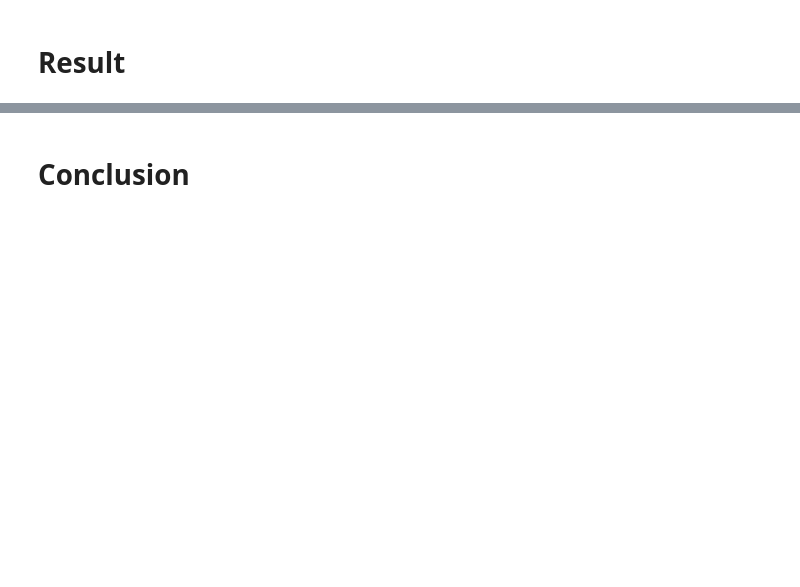
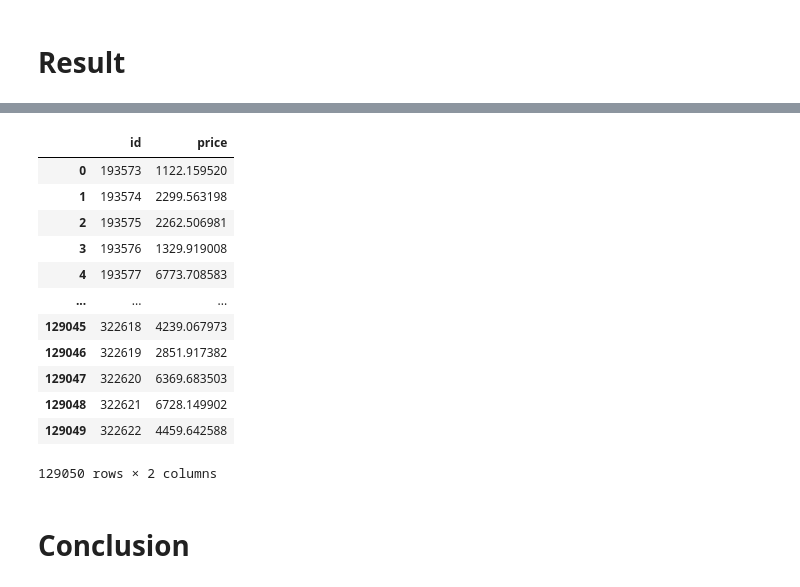
Before and after one commit to hkwan11/gemstone-price-prediction, a Jupyter notebook: regression.ipynb, the cells around one changed output, grey strips where cells are left out. Drawn from its saved outputs; the diff is of its cells as text; code cells hidden in the pictures; blank space fills up the shorter version.

```diff
--- a/regression.ipynb
+++ b/regression.ipynb
@@ -400,0 +379,3 @@ ValueError: Columns must be same length as key
+# %%
+test_in = test_df[numeric + onehot_cols]
+test_df.shape
@@ -400,0 +384,3 @@ ValueError: Columns must be same length as key
+# %%
+test_pred = model.predict(test_in)
+test_pred
@@ -401,2 +390,5 @@ ValueError: Columns must be same length as key
 # %% [markdown]
 # Result
+# %%
+results_df = pd.read_csv('sample_submission.csv')
+results_df.head()
@@ -403,2 +402,19 @@ ValueError: Columns must be same length as key
+# %%
+results_df[targ] = test_pred
+results_df
+# %% [output]
+|  | id | price |
+| 0 | 193573 | 1122.159520 |
+| 1 | 193574 | 2299.563198 |
+| 2 | 193575 | 2262.506981 |
+| 3 | 193576 | 1329.919008 |
+| 4 | 193577 | 6773.708583 |
+| ... | ... | ... |
+| 129045 | 322618 | 4239.067973 |
+| 129046 | 322619 | 2851.917382 |
+| 129047 | 322620 | 6369.683503 |
+| 129048 | 322621 | 6728.149902 |
+| 129049 | 322622 | 4459.642588 |
+129050 rows × 2 columns
 # %% [markdown]
 # Conclusion
```
Also changed, not shown: parts of 5 cells of this notebook, 1 other file.
